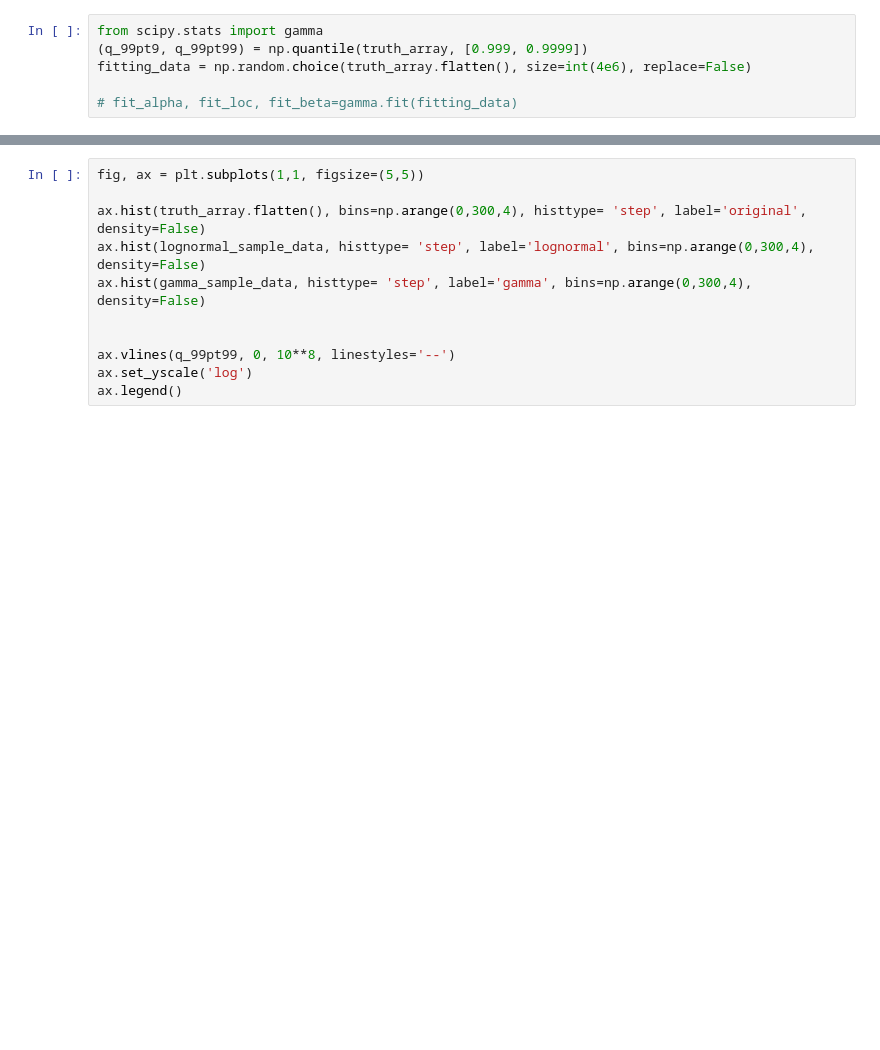
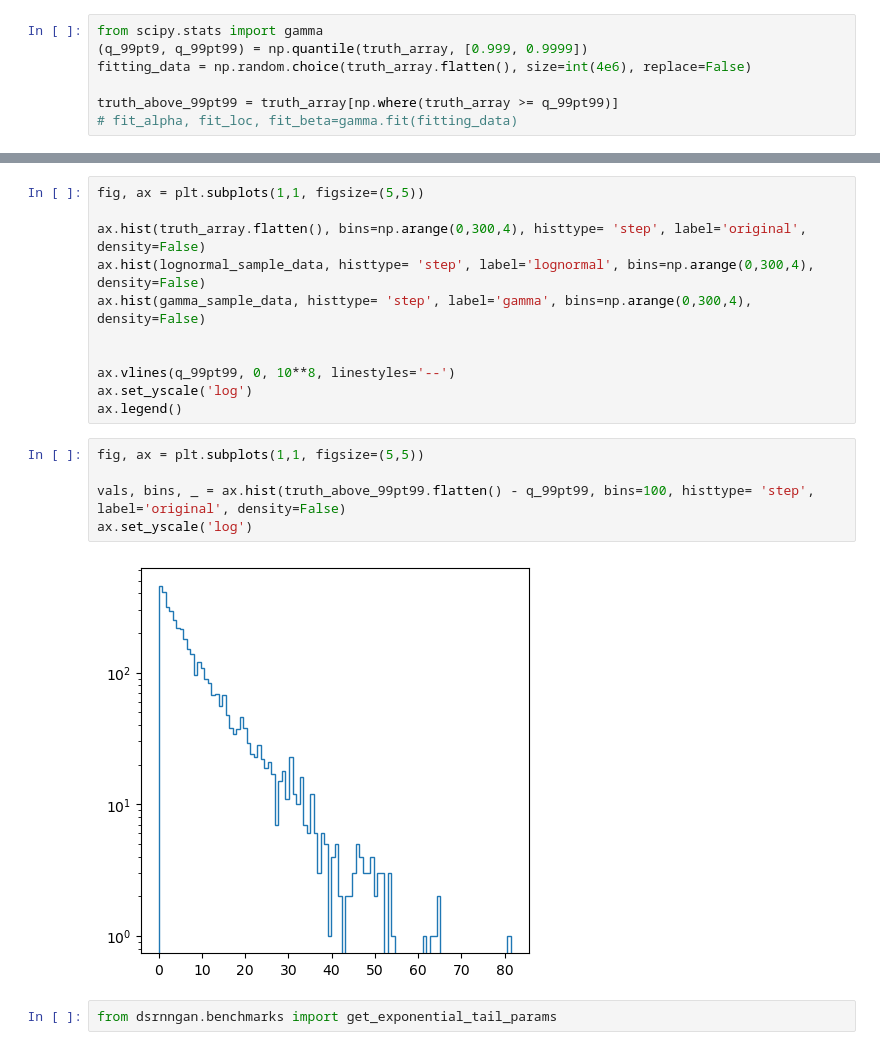
Before and after one commit to mlangguth89/downscaling-cgan, a Jupyter notebook: notebooks/quantile_mapping.ipynb, the cells around one changed output, grey strips where cells are left out. Drawn from its saved outputs; the diff is of its cells as text; blank space fills up the shorter version.

Commit message:
Created function for fitting exp tail params

```diff
--- a/notebooks/quantile_mapping.ipynb
+++ b/notebooks/quantile_mapping.ipynb
@@ -177,6 +177,7 @@ from scipy.stats import gamma
 (q_99pt9, q_99pt99) = np.quantile(truth_array, [0.999, 0.9999])
 fitting_data = np.random.choice(truth_array.flatten(), size=int(4e6), replace=False)
 
+truth_above_99pt99 = truth_array[np.where(truth_array >= q_99pt99)]
 # fit_alpha, fit_loc, fit_beta=gamma.fit(fitting_data)
 # %%
 import random
@@ -219,3 +220,12 @@ ax.hist(gamma_sample_data, histtype= 'step', label='gamma', bins=np.arange(0,300
 ax.vlines(q_99pt99, 0, 10**8, linestyles='--')
 ax.set_yscale('log')
 ax.legend()
+# %%
+fig, ax = plt.subplots(1,1, figsize=(5,5))
+
+vals, bins, _ = ax.hist(truth_above_99pt99.flatten() - q_99pt99, bins=100, histtype= 'step', label='original', density=False)
+ax.set_yscale('log')
+# %% [output]
+[figure, added]
+# %%
+from dsrnngan.benchmarks import get_exponential_tail_params
```
Also changed, not shown: parts of 1 cell of this notebook, 1 other file.
